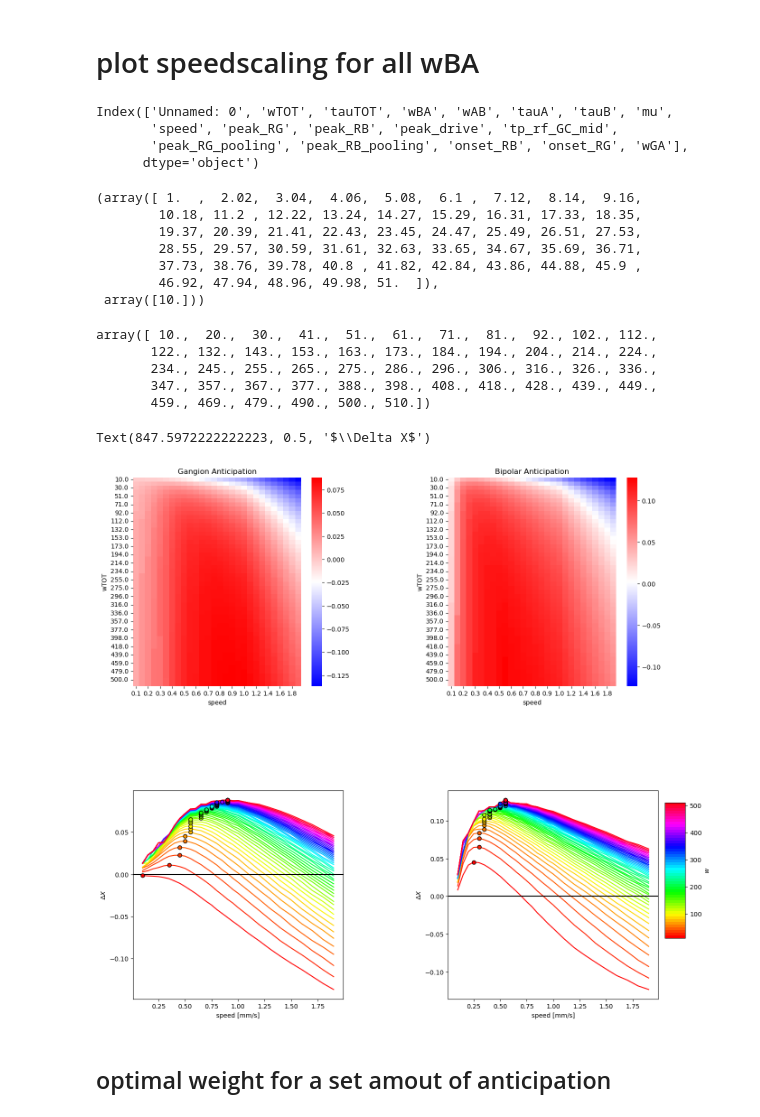
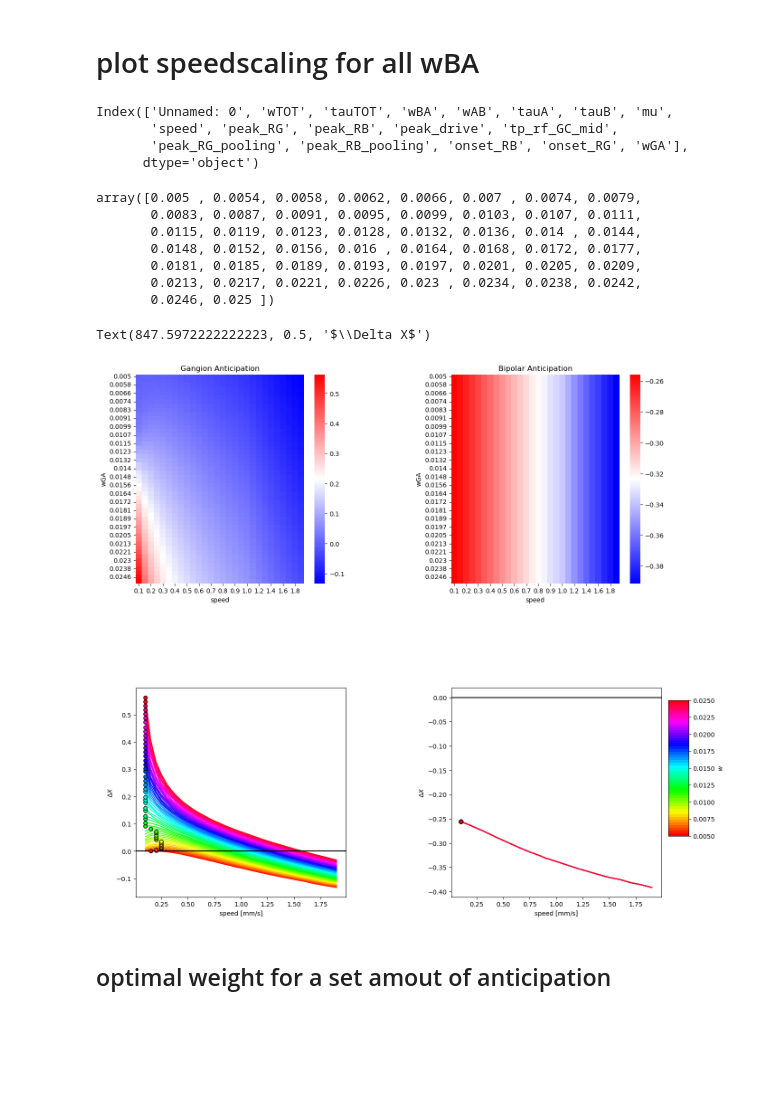
Before and after one commit to simoneeb/motion_anticipation_network, a Jupyter notebook: Figures_Paper_v2/Figure_codes/F4-prefspeed-ff.ipynb, the cells around one changed output. Drawn from its saved outputs; the diff is of its cells as text; code cells hidden in the pictures; blank space fills up the shorter version.

```diff
--- a/Figures_Paper_v2/Figure_codes/F4-prefspeed-ff.ipynb
+++ b/Figures_Paper_v2/Figure_codes/F4-prefspeed-ff.ipynb
@@ -14,15 +14,15 @@ from scipy.optimize import curve_fit
 # %%
 home = os.path.expanduser("~")
 
-net = f'fb_linear'
+net = f'ff_linear_600'
 filepath = f'{home}/Documents/Simulations/motion_anticipation_network/{net}'
 
 # load dataframe
-response_data = pd.read_csv(f'{filepath}/responses_RG_wAB.csv')
+response_data = pd.read_csv(f'{filepath}/responses_RG_wGA.csv')
 
 
 # load dataframe
-df = pd.read_csv(f'{filepath}/anticipation_data_wAB.csv')
+df = pd.read_csv(f'{filepath}/anticipation_data_wGA.csv')
 
 
 print(df.columns)
@@ -35,42 +35,34 @@ df['ant_RG_drive_space'] = df['ant_RG_drive_time']* df['speed']
 df['ant_RG_bar_time']  = df['tp_rf_GC_mid'] - df['peak_RG']
 df['ant_RG_bar_space'] = df['ant_RG_bar_time']* df['speed']
 
-# calculate anticipation with respect to
+# calculate anticipationwTOTwith respect to
 df['ant_RB_bar_time']  = df['tp_rf_GC_mid'] - df['peak_RB']
 df['ant_RB_bar_space'] = df['ant_RB_bar_time']* df['speed']
 
 
 
-df['wTOT'] = df['wTOT']
-df['wTOT'] = df['wTOT'].round()
+# df['wTOT'] = df['wTOT'].round()
 df['speed'] = df['speed'].round(2)
 # multiple heatmaps, keeping w+ fixed and changing w-
 #dfgrouped = df.groupby(['wAB'])
 
 
 speeds = df['speed'].unique()#[0.1,0.2,0.3,0.4,0.5,0.6,0.7,0.8,0.9,1.0,2.0]
-
-df['wBA'].unique(), df['wAB'].unique()
 # %% [output]
 Index(['Unnamed: 0', 'wTOT', 'tauTOT', 'wBA', 'wAB', 'tauA', 'tauB', 'mu',
        'speed', 'peak_RG', 'peak_RB', 'peak_drive', 'tp_rf_GC_mid',
        'peak_RG_pooling', 'peak_RB_pooling', 'onset_RB', 'onset_RG', 'wGA'],
       dtype='object')
-(array([ 1.  ,  2.02,  3.04,  4.06,  5.08,  6.1 ,  7.12,  8.14,  9.16,
-        10.18, 11.2 , 12.22, 13.24, 14.27, 15.29, 16.31, 17.33, 18.35,
-        19.37, 20.39, 21.41, 22.43, 23.45, 24.47, 25.49, 26.51, 27.53,
-        28.55, 29.57, 30.59, 31.61, 32.63, 33.65, 34.67, 35.69, 36.71,
-        37.73, 38.76, 39.78, 40.8 , 41.82, 42.84, 43.86, 44.88, 45.9 ,
-        46.92, 47.94, 48.96, 49.98, 51.  ]),
- array([10.]))
 # %%
-df['wTOT'].unique()
+df['wGA'].unique()
 # %% [output]
-array([ 10.,  20.,  30.,  41.,  51.,  61.,  71.,  81.,  92., 102., 112.,
-       122., 132., 143., 153., 163., 173., 184., 194., 204., 214., 224.,
-       234., 245., 255., 265., 275., 286., 296., 306., 316., 326., 336.,
-       347., 357., 367., 377., 388., 398., 408., 418., 428., 439., 449.,
-       459., 469., 479., 490., 500., 510.])
+array([0.005 , 0.0054, 0.0058, 0.0062, 0.0066, 0.007 , 0.0074, 0.0079,
+       0.0083, 0.0087, 0.0091, 0.0095, 0.0099, 0.0103, 0.0107, 0.0111,
+       0.0115, 0.0119, 0.0123, 0.0128, 0.0132, 0.0136, 0.014 , 0.0144,
+       0.0148, 0.0152, 0.0156, 0.016 , 0.0164, 0.0168, 0.0172, 0.0177,
+       0.0181, 0.0185, 0.0189, 0.0193, 0.0197, 0.0201, 0.0205, 0.0209,
+       0.0213, 0.0217, 0.0221, 0.0226, 0.023 , 0.0234, 0.0238, 0.0242,
+       0.0246, 0.025 ])
 # %%
 # dl = df[df['wBA'] == 1.0]
 # #dl = df[df['wTOT'] == -101.0]
@@ -99,10 +91,10 @@ gs = figure.add_gridspec(2,2)
 figure.subplots_adjust(wspace = 0.5,hspace = 0.5)
 
 
-cmapg = plt.get_cmap('hsv', len(df['wTOT'].unique()))
-cmapb = plt.get_cmap('hsv', len(df['wTOT'].unique()))
+cmapg = plt.get_cmap('hsv', len(df['wGA'].unique()))
+cmapb = plt.get_cmap('hsv', len(df['wGA'].unique()))
 
-cNorm = colors.Normalize(vmin =df['wTOT'].min(), vmax = df['wTOT'].max())
+cNorm = colors.Normalize(vmin =df['wGA'].min(), vmax = df['wGA'].max())
 scalarMap = cmx.ScalarMappable(norm=cNorm, cmap=cmapb)
 
 cbar_ax2 = figure.add_axes([.91, .2, .03, .2])
@@ -117,15 +109,15 @@ ax = figure.add_subplot(gs[1,0])
 #weights = [0.0,10.0,50.0,100.0]
 
 # plot heatmap for beta
-g_heatmap = df.pivot_table(index = 'wTOT',columns = 'speed',values = var, aggfunc = 'mean')
+g_heatmap = df.pivot_table(index = 'wGA',columns = 'speed',values = var, aggfunc = 'mean')
 sns.heatmap(g_heatmap, ax = fig, cmap = 'bwr')#,  vmin=-0.2, vmax=0.2)
 
-subg = df.groupby(['wBA'])
+subg = df.groupby(['wGA'])
 #ax.set_xscale('log')
 
 
 # get values for which difference across speed is minimal
-diffsdf = pd.DataFrame(columns = ['diff', 'mu','wTOT','tauTOT', 'tauA', 'wAB'])
+diffsdf = pd.DataFrame(columns = ['diff', 'mu','wGA','tauTOT', 'tauA', 'wAB'])
 pref_speeds_G = []
 pref_amp_G = []
 weights_G = []
@@ -193,15 +185,15 @@ ax = figure.add_subplot(gs[1,1])
 #weights = [0.0,10.0,50.0,100.0]
 
 # plot heatmap for beta
-g_heatmap = df.pivot_table(index = 'wTOT',columns = 'speed',values = var, aggfunc = 'mean')
+g_heatmap = df.pivot_table(index = 'wGA',columns = 'speed',values = var, aggfunc = 'mean')
 sns.heatmap(g_heatmap, ax = fig, cmap = 'bwr')#,  vmin=-0.2, vmax=0.2)
 
-subg = df.groupby(['wTOT'])
+subg = df.groupby(['wGA'])
 #ax.set_xscale('log')
 
 
 # get values for which difference across speed is minimal
-diffsdf = pd.DataFrame(columns = ['diff', 'mu','wTOT','tauTOT', 'tauA', 'wAB'])
+diffsdf = pd.DataFrame(columns = ['diff', 'mu','wGA','tauTOT', 'tauA', 'wAB'])
 pref_speeds_B = []
 pref_amp_B = []
 weights_B = []
@@ -239,34 +231,34 @@ for i in range(len(speeds)):
 
     try:
         best_idx_lower = np.nonzero(anipis_B[:,i] <=goal)[0][-1]
         best_anilo_er = np.abs(anipis_B[best_idx_lower,i]-goal)
     except:
         best_anilo_er = 100
 
     if best_aniup_er > best_anilo_er:
         best_weight = weights_B[best_idx_lower]
         best_ani = anipis_B[best_idx_lower,i]
     else:
         best_weight = weights_B[best_idx_upper]
         best_ani = anipis_B[best_idx_upper,i]
 
     best_weights_B.append(best_weight)
 
     vals_B.append(best_ani)
     best_amp_B.append(best_ani)
     # ax.scatter(speeds[i],best_ani, marker = 'x', color = 'r')
 
 
 
 #ax.legend()
 plt.axhline(0.0, color = 'k')
 # plt.axhline(goal, color = 'r')
 ax.set_xlabel('speed [mm/s]')
 ax.set_ylabel(r'$\Delta X$')
 # figure.legend(bbox_to_anchor = (1.2,1))
 # %% [output]
 Text(847.5972222222223, 0.5, '$\\Delta X$')
-[figure, old version]
+[figure, new version]
 # %% [markdown]
 ## optimal weight for a set amout of anticipation
 # %%
```
Also changed, not shown: parts of 5 cells of this notebook, 16 other files.
